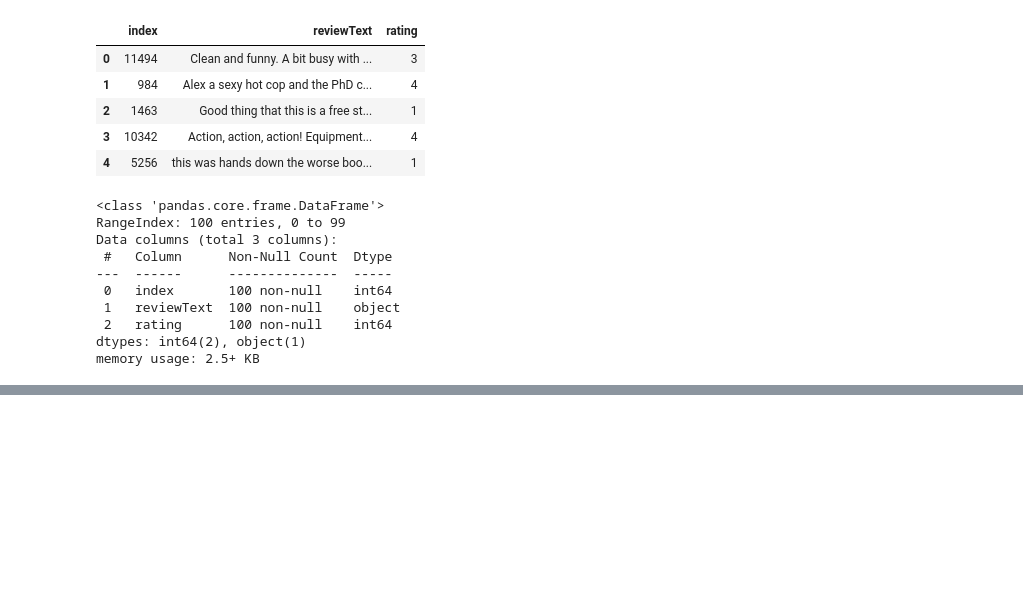
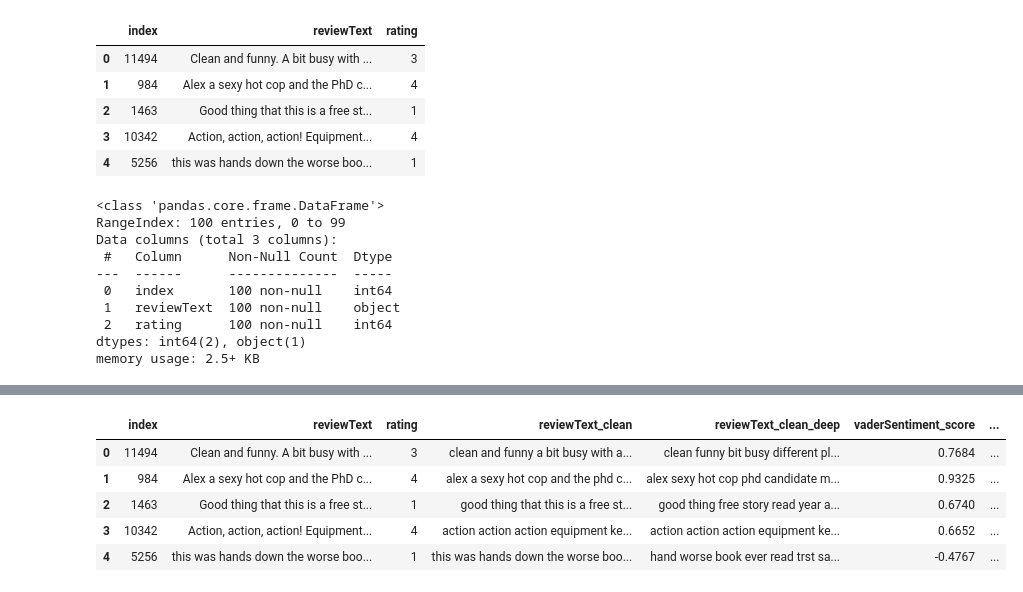
Before and after one commit to wanderer878/jupyter, a Jupyter notebook: sentiment_analysis_practice_23.ipynb, the cells around one changed output, grey strips where cells are left out. Cells and saved outputs as stored; diff of their text form; code cells hidden in the pictures; blank space fills up the shorter version.

```diff
--- a/sentiment_analysis_practice_23.ipynb
+++ b/sentiment_analysis_practice_23.ipynb
@@ -217,0 +233,4 @@ memory usage: 2.5+ KB
+# %%
+nltk.download('stopwords')
+en_stopwords = set(stopwords.words('english'))
+print(en_stopwords)
@@ -217,0 +242,4 @@ memory usage: 2.5+ KB
+# %%
+
+data2['reviewText_clean_deep'] = data2['reviewText_clean'].apply(lambda x: ' '.join([words for words in x.split() if words not in en_stopwords]))
+data2.head()
@@ -217,0 +253,2 @@ memory usage: 2.5+ KB
+# %%
+lemmatizer = WordNetLemmatizer()
@@ -217,0 +265,11 @@ memory usage: 2.5+ KB
+# %%
+data2['vaderSentiment_score'] = data2['reviewText_clean'].apply(lambda x: vader_sentiment.polarity_scores(x)['compound'])
+data2['vaderSentiment_score_deep'] = data2['reviewText_clean_deep'].apply(lambda x: vader_sentiment.polarity_scores(x)['compound'])
+data2.head()
+# %% [output]
+|  | index | reviewText | rating | reviewText_clean | reviewText_clean_deep | vaderSentiment_score | ... |
+| 0 | 11494 | Clean and funny. A bit busy with ... | 3 | clean and funny a bit busy with a... | clean funny bit busy different pl... | 0.7684 | ... |
+| 1 | 984 | Alex a sexy hot cop and the PhD c... | 4 | alex a sexy hot cop and the phd c... | alex sexy hot cop phd candidate m... | 0.9325 | ... |
+| 2 | 1463 | Good thing that this is a free st... | 1 | good thing that this is a free st... | good thing free story read year a... | 0.6740 | ... |
+| 3 | 10342 | Action, action, action! Equipment... | 4 | action action action equipment ke... | action action action equipment ke... | 0.6652 | ... |
+| 4 | 5256 | this was hands down the worse boo... | 1 | this was hands down the worse boo... | hand worse book ever read trst sa... | -0.4767 | ... |
```
Also changed, not shown: parts of 17 cells of this notebook.
